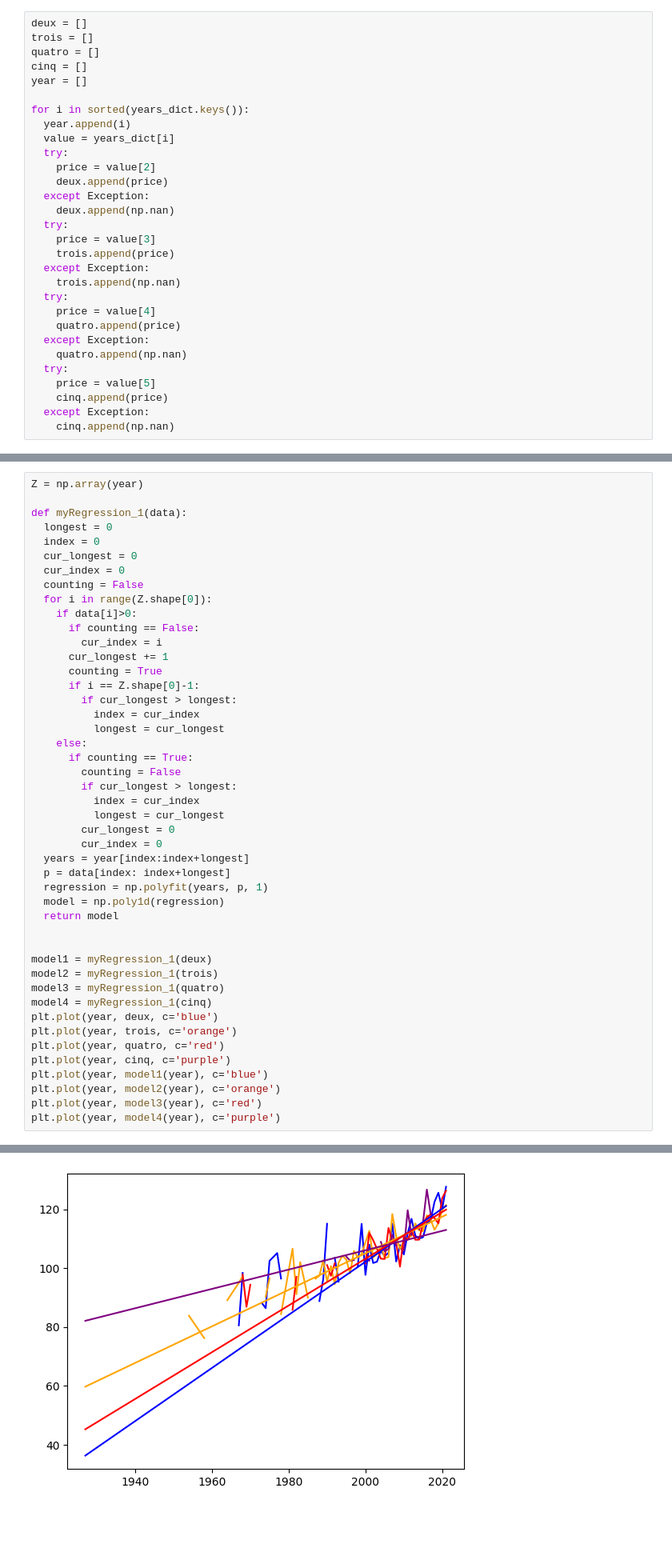
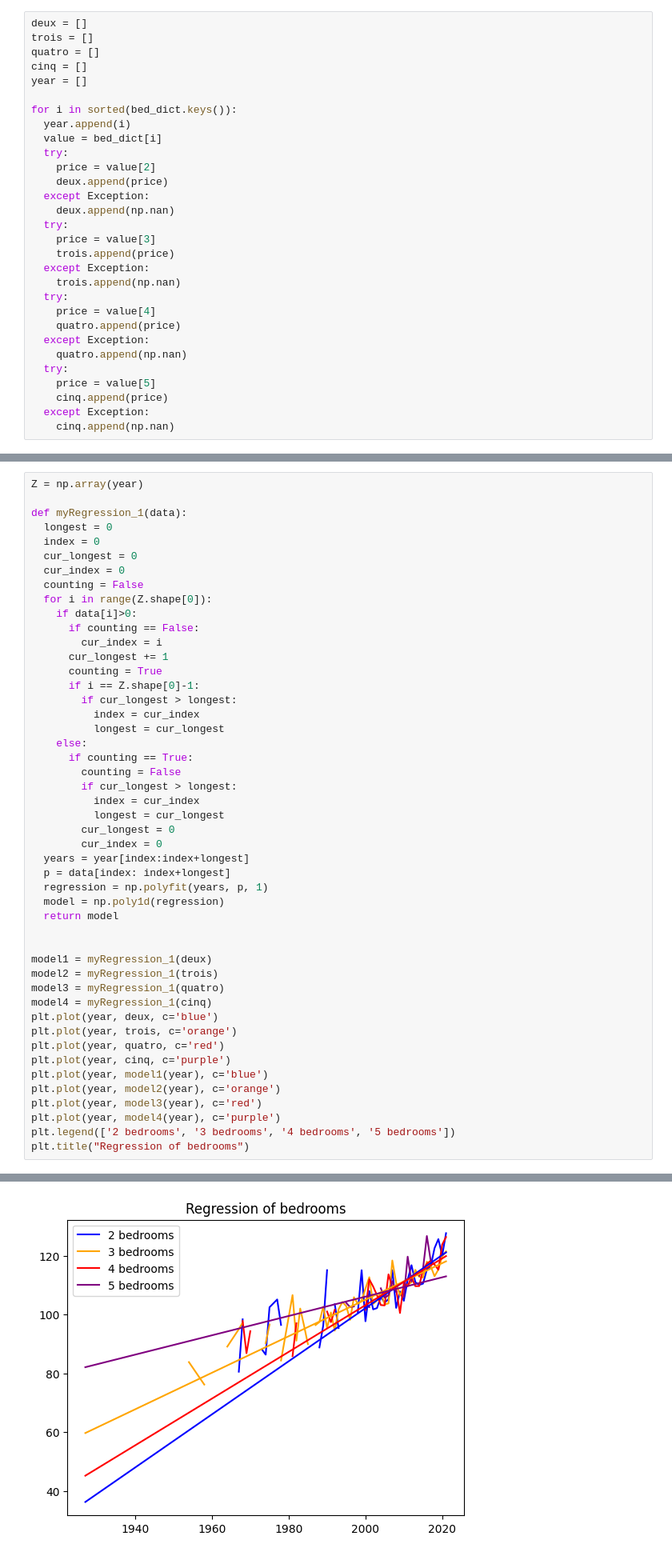
Before and after one commit to DavMark2909/hw6, a Jupyter notebook: HW6-2 copy.ipynb, the cells around one changed output, grey strips where cells are left out. Shown: that part at 80% size. Saved outputs shown, nothing was run; the diff lists cells and outputs as text; blank space fills up the shorter version.

```diff
--- a/HW6-2 copy.ipynb
+++ b/HW6-2 copy.ipynb
@@ -256,9 +256,9 @@ quatro = []
 cinq = []
 year = []
 
-for i in sorted(years_dict.keys()):
+for i in sorted(bed_dict.keys()):
   year.append(i)
-  value = years_dict[i]
+  value = bed_dict[i]
   try:
     price = value[2]
     deux.append(price)
@@ -336,4 +336,6 @@ plt.plot(year, model1(year), c='blue')
 plt.plot(year, model2(year), c='orange')
 plt.plot(year, model3(year), c='red')
 plt.plot(year, model4(year), c='purple')
+plt.legend(['2 bedrooms', '3 bedrooms', '4 bedrooms', '5 bedrooms'])
+plt.title("Regression of bedrooms")
 # %% [output]
@@ -341,4 +343,4 @@ plt.plot(year, model4(year), c='purple')
-[figure, old version]
+[figure, new version]
 # %% [markdown]
 price/sqrft of the real esstate by numbers of bathrooms
 # %%
```
Also changed, not shown: parts of 6 cells of this notebook.
